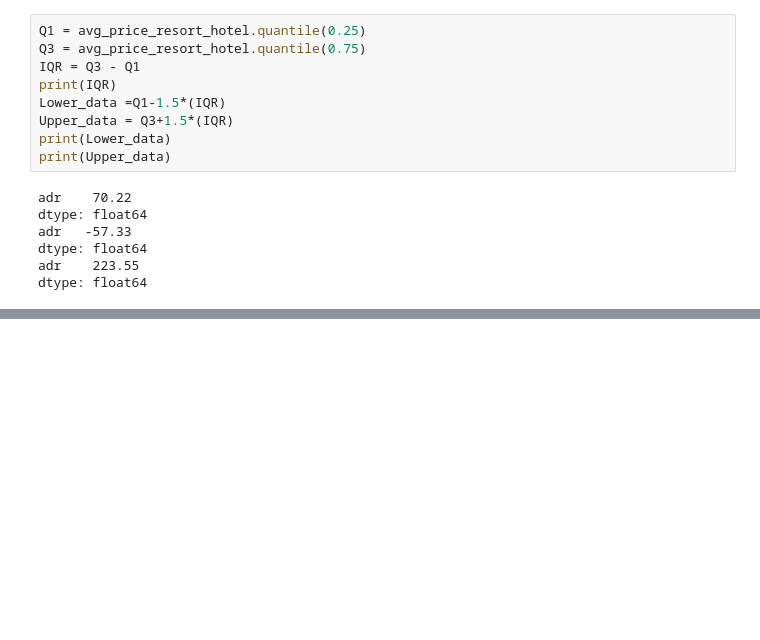
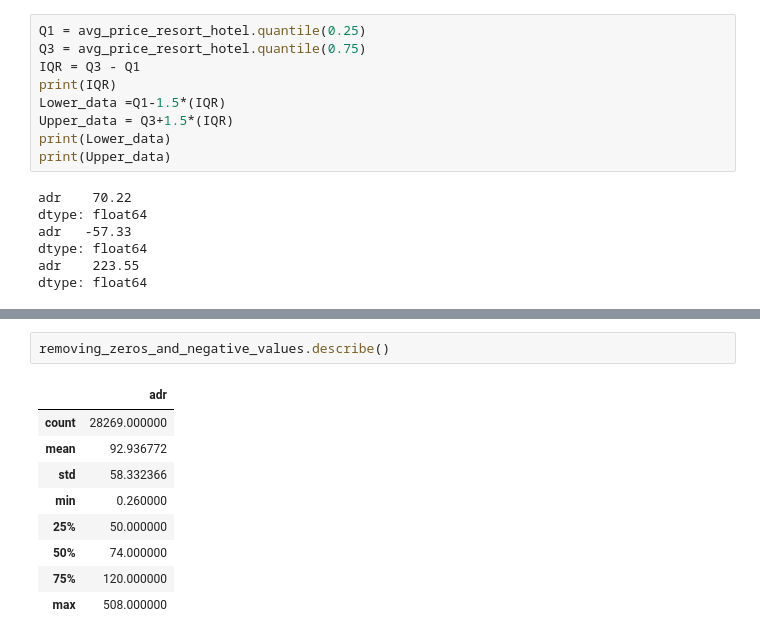
Before and after one commit to jyotirmoy23/Capstone-Project-1, a Jupyter notebook: Copy_of_Hotel_Booking_Analysis_Capstone_Project.ipynb, the cells around one changed output, grey strips where cells are left out. Saved outputs shown, nothing was run; the diff lists cells and outputs as text; blank space fills up the shorter version.

```diff
--- a/Copy_of_Hotel_Booking_Analysis_Capstone_Project.ipynb
+++ b/Copy_of_Hotel_Booking_Analysis_Capstone_Project.ipynb
@@ -431,0 +450,12 @@ TypeError: ignored
+# %%
+removing_zeros_and_negative_values.describe()
+# %% [output]
+|  | adr |
+| count | 28269.000000 |
+| mean | 92.936772 |
+| std | 58.332366 |
+| min | 0.260000 |
+| 25% | 50.000000 |
+| 50% | 74.000000 |
+| 75% | 120.000000 |
+| max | 508.000000 |
```
Also changed, not shown: parts of 4 cells of this notebook.
